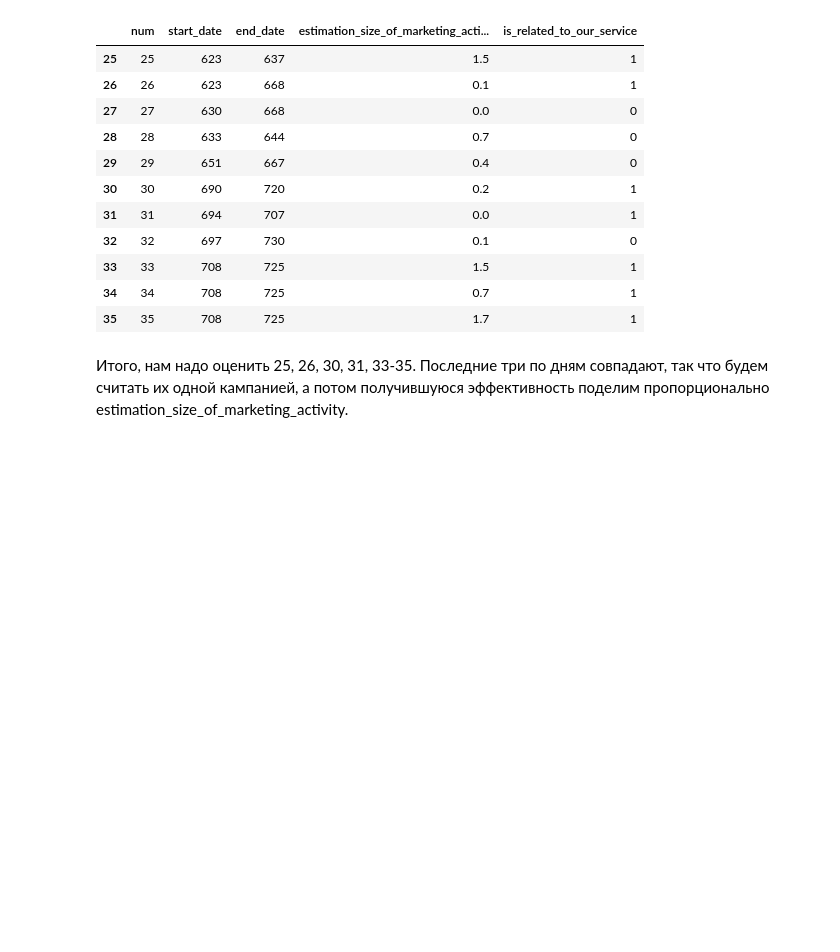
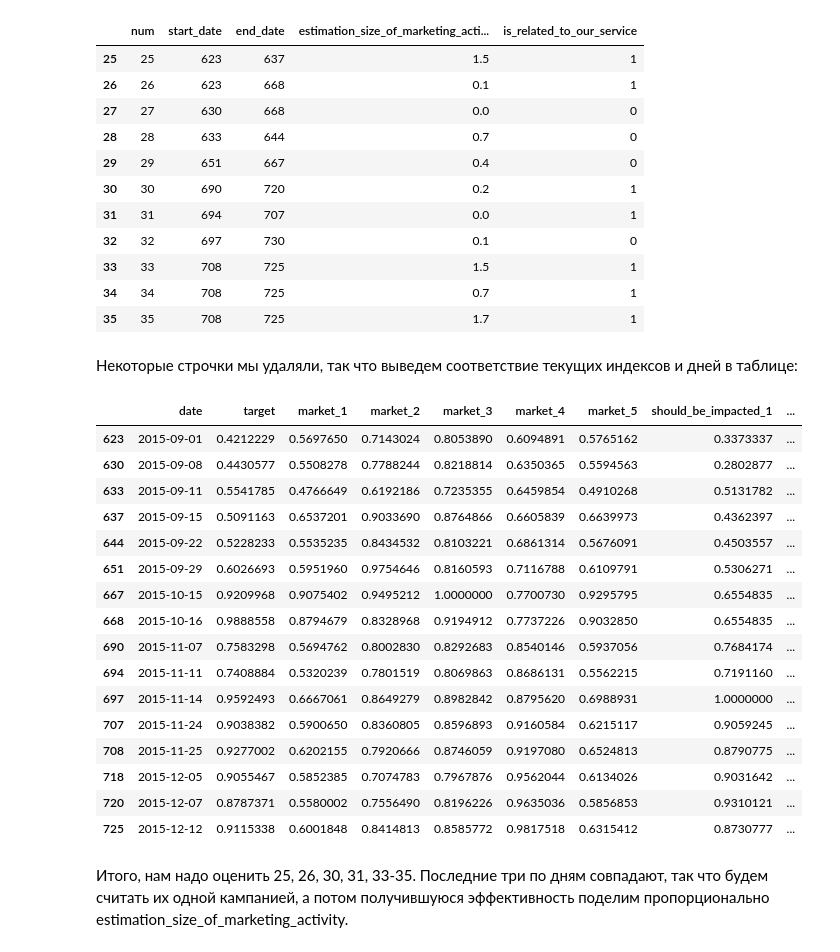
Before and after one commit to avgaydashenko/practical-analytics-hw, a Jupyter notebook: hw2/part2.ipynb, the cells around one changed output. Cells and saved outputs as stored; diff of their text form; code cells hidden in the pictures; blank space fills up the shorter version.

```diff
--- a/hw2/part2.ipynb
+++ b/hw2/part2.ipynb
@@ -295,6 +295,28 @@ intervention
 | 33 | 33 | 708 | 725 | 1.5 | 1 |
 | 34 | 34 | 708 | 725 | 0.7 | 1 |
 | 35 | 35 | 708 | 725 | 1.7 | 1 |
+# %% [markdown]
+Некоторые строчки мы удаляли, так что выведем соответствие текущих индексов и дней в таблице:
+# %%
+data[c(163,170,173,176,183,190,206,207,227,231,234,244,245,255,257,262), ]
+# %% [output]
+|  | date | target | market_1 | market_2 | market_3 | market_4 | market_5 | should_be_impacted_1 | ... |
+| 623 | 2015-09-01 | 0.4212229 | 0.5697650 | 0.7143024 | 0.8053890 | 0.6094891 | 0.5765162 | 0.3373337 | ... |
+| 630 | 2015-09-08 | 0.4430577 | 0.5508278 | 0.7788244 | 0.8218814 | 0.6350365 | 0.5594563 | 0.2802877 | ... |
+| 633 | 2015-09-11 | 0.5541785 | 0.4766649 | 0.6192186 | 0.7235355 | 0.6459854 | 0.4910268 | 0.5131782 | ... |
+| 637 | 2015-09-15 | 0.5091163 | 0.6537201 | 0.9033690 | 0.8764866 | 0.6605839 | 0.6639973 | 0.4362397 | ... |
+| 644 | 2015-09-22 | 0.5228233 | 0.5535235 | 0.8434532 | 0.8103221 | 0.6861314 | 0.5676091 | 0.4503557 | ... |
+| 651 | 2015-09-29 | 0.6026693 | 0.5951960 | 0.9754646 | 0.8160593 | 0.7116788 | 0.6109791 | 0.5306271 | ... |
+| 667 | 2015-10-15 | 0.9209968 | 0.9075402 | 0.9495212 | 1.0000000 | 0.7700730 | 0.9295795 | 0.6554835 | ... |
+| 668 | 2015-10-16 | 0.9888558 | 0.8794679 | 0.8328968 | 0.9194912 | 0.7737226 | 0.9032850 | 0.6554835 | ... |
+| 690 | 2015-11-07 | 0.7583298 | 0.5694762 | 0.8002830 | 0.8292683 | 0.8540146 | 0.5937056 | 0.7684174 | ... |
+| 694 | 2015-11-11 | 0.7408884 | 0.5320239 | 0.7801519 | 0.8069863 | 0.8686131 | 0.5562215 | 0.7191160 | ... |
+| 697 | 2015-11-14 | 0.9592493 | 0.6667061 | 0.8649279 | 0.8982842 | 0.8795620 | 0.6988931 | 1.0000000 | ... |
+| 707 | 2015-11-24 | 0.9038382 | 0.5900650 | 0.8360805 | 0.8596893 | 0.9160584 | 0.6215117 | 0.9059245 | ... |
+| 708 | 2015-11-25 | 0.9277002 | 0.6202155 | 0.7920666 | 0.8746059 | 0.9197080 | 0.6524813 | 0.8790775 | ... |
+| 718 | 2015-12-05 | 0.9055467 | 0.5852385 | 0.7074783 | 0.7967876 | 0.9562044 | 0.6134026 | 0.9031642 | ... |
+| 720 | 2015-12-07 | 0.8787371 | 0.5580002 | 0.7556490 | 0.8196226 | 0.9635036 | 0.5856853 | 0.9310121 | ... |
+| 725 | 2015-12-12 | 0.9115338 | 0.6001848 | 0.8414813 | 0.8585772 | 0.9817518 | 0.6315412 | 0.8730777 | ... |
 # %% [markdown]
 Итого, нам надо оценить 25, 26, 30, 31, 33-35. Последние три по дням совпадают, так что будем считать их одной кампанией, а потом получившуюся эффективность поделим пропорционально estimation_size_of_marketing_activity.
 # %% [markdown]
```
Also changed, not shown: parts of 16 cells of this notebook.
